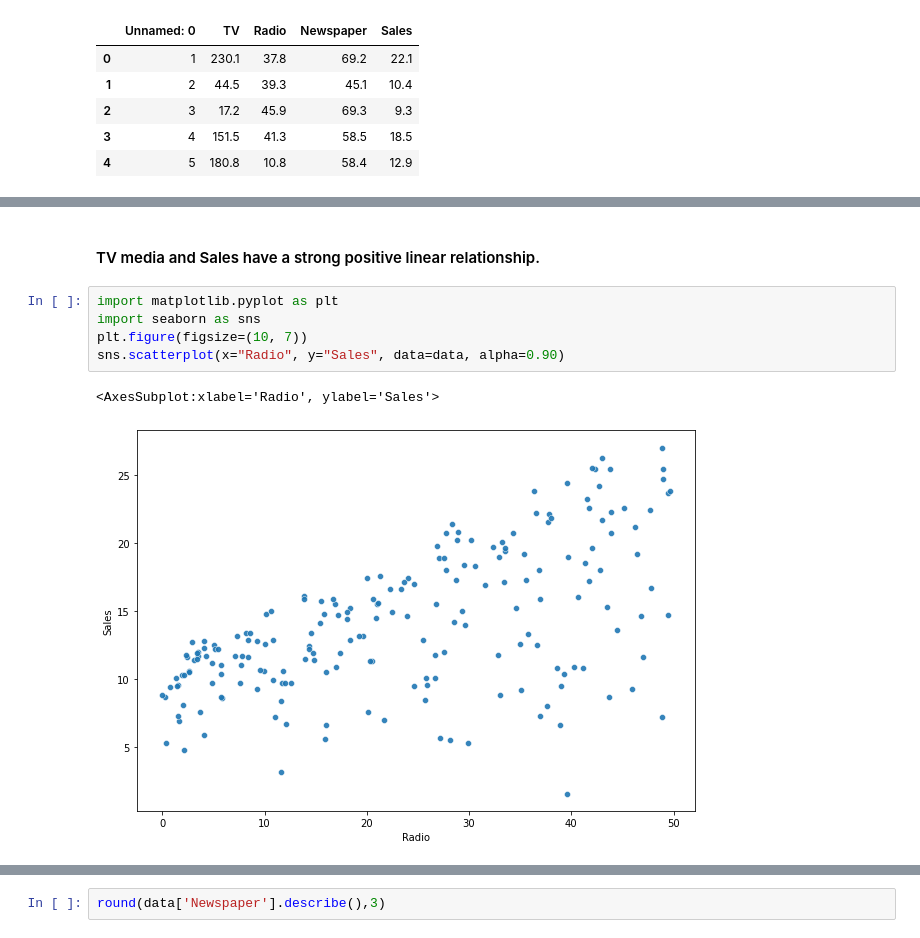
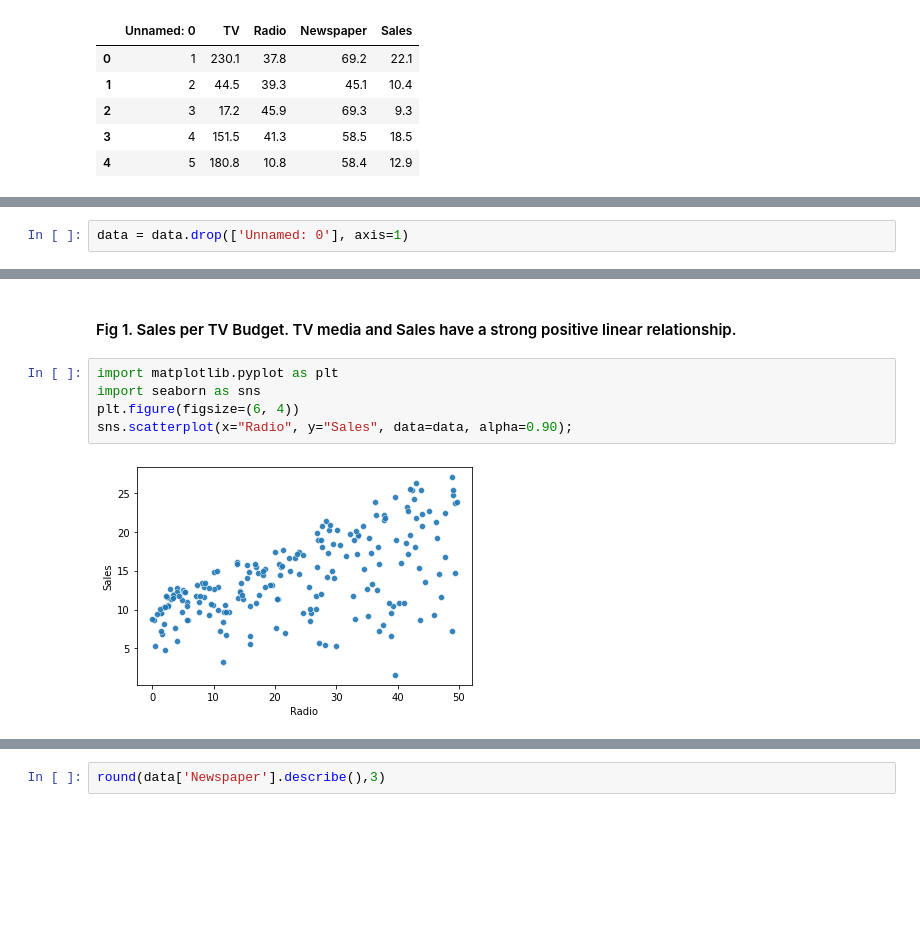
Before and after one commit to Barb10024/Python-Projects, a Jupyter notebook: python_exploratory_data_analysis/Advertising-EDA.ipynb, the cells around one changed output, grey strips where cells are left out. Cells and saved outputs as stored; diff of their text form; blank space fills up the shorter version.

```diff
--- a/python_exploratory_data_analysis/Advertising-EDA.ipynb
+++ b/python_exploratory_data_analysis/Advertising-EDA.ipynb
@@ -44,0 +52,2 @@ memory usage: 7.9 KB
+# %%
+data = data.drop(['Unnamed: 0'], axis=1)
@@ -60,11 +70,10 @@ sns.scatterplot(x="TV", y="Sales", data=data, alpha=0.90)
 # %% [markdown]
-#### TV media and Sales have a strong positive linear relationship.
+####  Fig 1. Sales per TV Budget. TV media and Sales have a strong positive linear relationship.
 # %%
 import matplotlib.pyplot as plt
 import seaborn as sns
-plt.figure(figsize=(10, 7))
-sns.scatterplot(x="Radio", y="Sales", data=data, alpha=0.90)
+plt.figure(figsize=(6, 4))
+sns.scatterplot(x="Radio", y="Sales", data=data, alpha=0.90);
 # %% [output]
-<AxesSubplot:xlabel='Radio', ylabel='Sales'>
-[figure, old version]
+[figure, new version]
 # %% [markdown]
```
Also changed, not shown: parts of 68 cells of this notebook.
